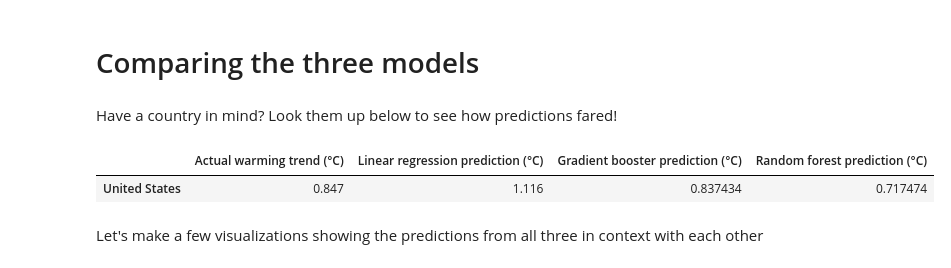
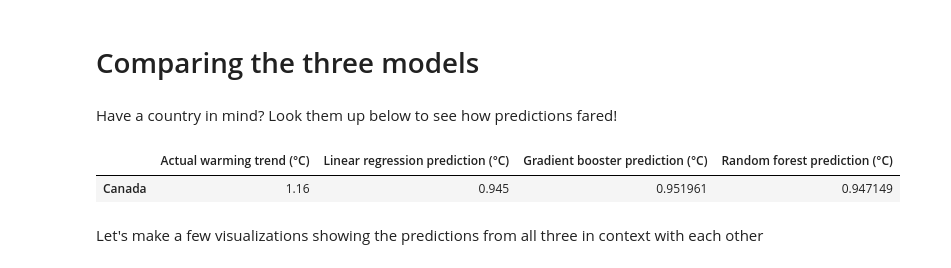
Before and after one commit to matthewcavanaugh96/climate-change-predictions, a Jupyter notebook: Using machine learning to predict climate change.ipynb, the cells around one changed output. Cells and saved outputs as stored; diff of their text form; code cells hidden in the pictures.

```diff
--- a/Using machine learning to predict climate change.ipynb
+++ b/Using machine learning to predict climate change.ipynb
@@ -1567,10 +1567,10 @@ def lookup_warming_trends(country):
         print(f"Country '{country}' not found in dataset \n May have been cut during cleaning or does not exist \n Check spelling")
 # %%
 # Enter your country in the quotes
-lookup_warming_trends("United States")
+lookup_warming_trends("Canada")
 # %% [output]
 |  | Actual warming trend (°C) | Linear regression prediction (°C) | Gradient booster prediction (°C) | Random forest prediction (°C) |
-| United States | 0.847 | 1.116 | 0.837434 | 0.717474 |
+| Canada | 1.16 | 0.945 | 0.951961 | 0.947149 |
 # %% [markdown]
 Let's make a few visualizations showing the predictions from all three in context with each other
 # %%
```
Also changed, not shown: parts of 7 cells of this notebook, 3 other files.
